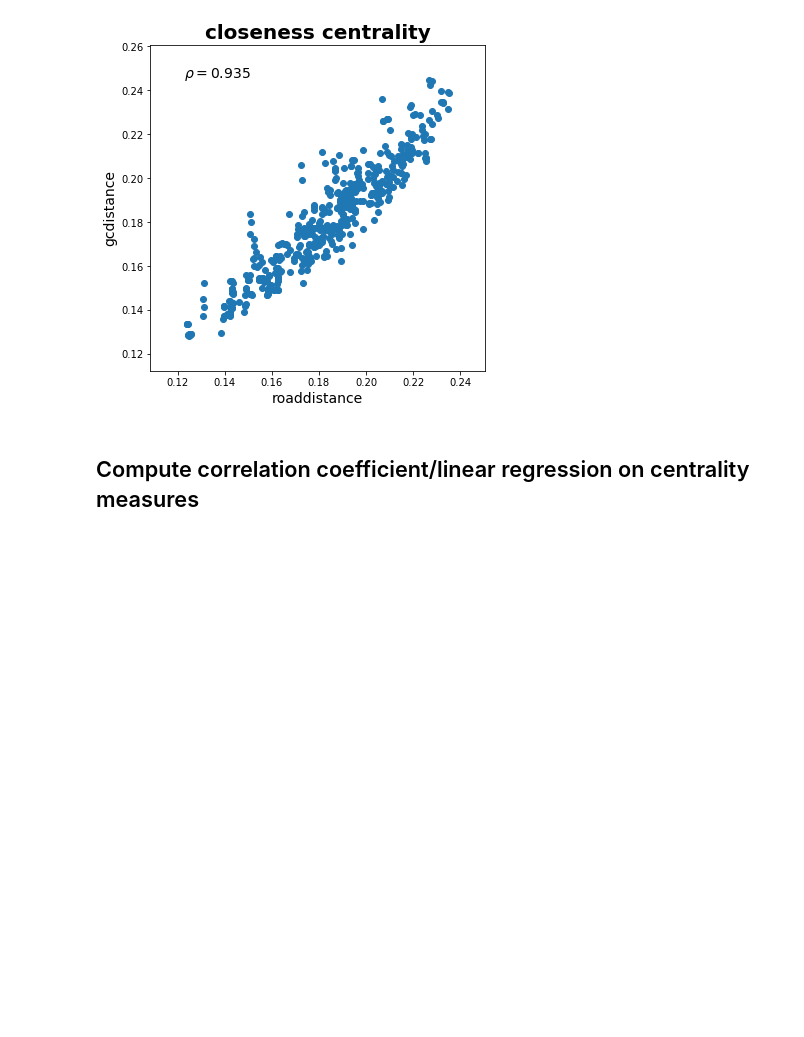
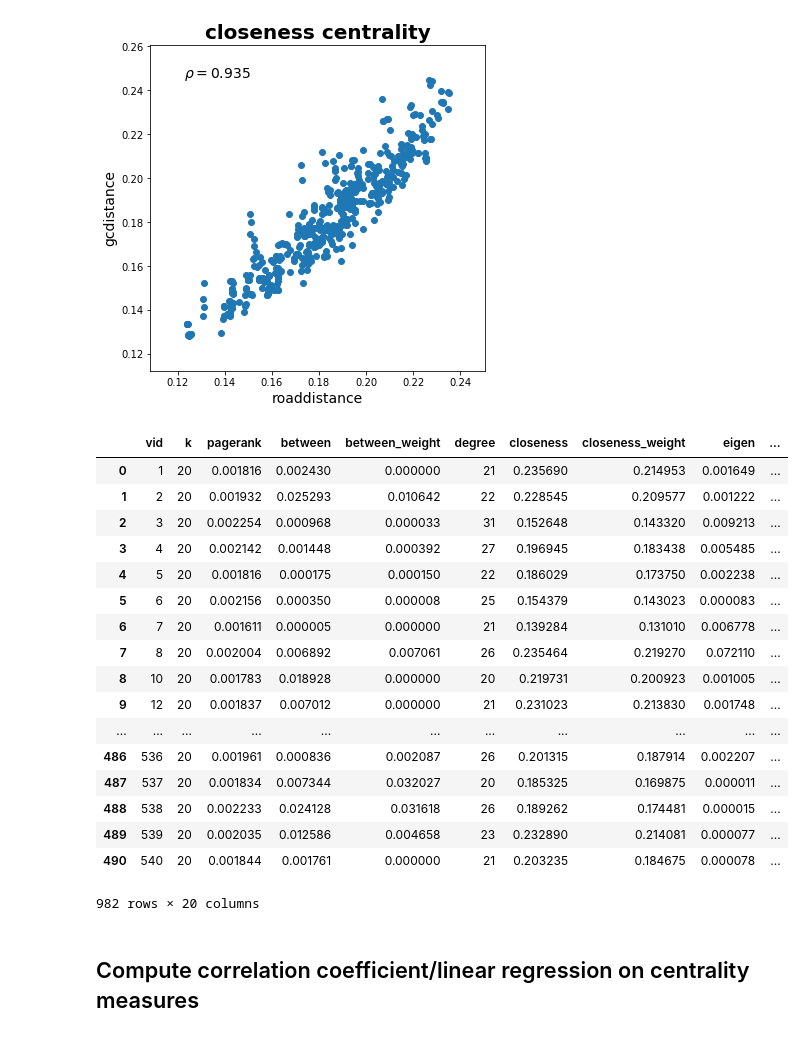
Before and after one commit to nickbrazeau/Thesis-Hackathon_Space_the_Final_Miptier, a Jupyter notebook: analyses/centrality_analyses/compare_GC_distance_centralities_with_genetic_distance.ipynb, the cells around one changed output. Drawn from its saved outputs; the diff is of its cells as text; code cells hidden in the pictures; blank space fills up the shorter version.

Commit message:
added centrality measure csv

```diff
--- a/analyses/centrality_analyses/compare_GC_distance_centralities_with_genetic_distance.ipynb
+++ b/analyses/centrality_analyses/compare_GC_distance_centralities_with_genetic_distance.ipynb
@@ -382,6 +382,27 @@ a.text(s=r'$\rho={:.3f}$'.format(r2),x=.1,y=.9,transform=a.transAxes,fontsize=14
 plt.show()
 # %% [output]
 [figure]
+# %%
+combined_village_centrality_df.to_csv()
+# %% [output]
+|  | vid | k | pagerank | between | between_weight | degree | closeness | closeness_weight | eigen | ... |
+| 0 | 1 | 20 | 0.001816 | 0.002430 | 0.000000 | 21 | 0.235690 | 0.214953 | 0.001649 | ... |
+| 1 | 2 | 20 | 0.001932 | 0.025293 | 0.010642 | 22 | 0.228545 | 0.209577 | 0.001222 | ... |
+| 2 | 3 | 20 | 0.002254 | 0.000968 | 0.000033 | 31 | 0.152648 | 0.143320 | 0.009213 | ... |
+| 3 | 4 | 20 | 0.002142 | 0.001448 | 0.000392 | 27 | 0.196945 | 0.183438 | 0.005485 | ... |
+| 4 | 5 | 20 | 0.001816 | 0.000175 | 0.000150 | 22 | 0.186029 | 0.173750 | 0.002238 | ... |
+| 5 | 6 | 20 | 0.002156 | 0.000350 | 0.000008 | 25 | 0.154379 | 0.143023 | 0.000083 | ... |
+| 6 | 7 | 20 | 0.001611 | 0.000005 | 0.000000 | 21 | 0.139284 | 0.131010 | 0.006778 | ... |
+| 7 | 8 | 20 | 0.002004 | 0.006892 | 0.007061 | 26 | 0.235464 | 0.219270 | 0.072110 | ... |
+| 8 | 10 | 20 | 0.001783 | 0.018928 | 0.000000 | 20 | 0.219731 | 0.200923 | 0.001005 | ... |
+| 9 | 12 | 20 | 0.001837 | 0.007012 | 0.000000 | 21 | 0.231023 | 0.213830 | 0.001748 | ... |
+| ... | ... | ... | ... | ... | ... | ... | ... | ... | ... | ... |
+| 486 | 536 | 20 | 0.001961 | 0.000836 | 0.002087 | 26 | 0.201315 | 0.187914 | 0.002207 | ... |
+| 487 | 537 | 20 | 0.001834 | 0.007344 | 0.032027 | 20 | 0.185325 | 0.169875 | 0.000011 | ... |
+| 488 | 538 | 20 | 0.002233 | 0.024128 | 0.031618 | 26 | 0.189262 | 0.174481 | 0.000015 | ... |
+| 489 | 539 | 20 | 0.002035 | 0.012586 | 0.004658 | 23 | 0.232890 | 0.214081 | 0.000077 | ... |
+| 490 | 540 | 20 | 0.001844 | 0.001761 | 0.000000 | 21 | 0.203235 | 0.184675 | 0.000078 | ... |
+982 rows × 20 columns
 # %% [markdown]
 ## Compute correlation coefficient/linear regression on centrality measures
 # %%
```
Also changed, not shown: 2 other files.
